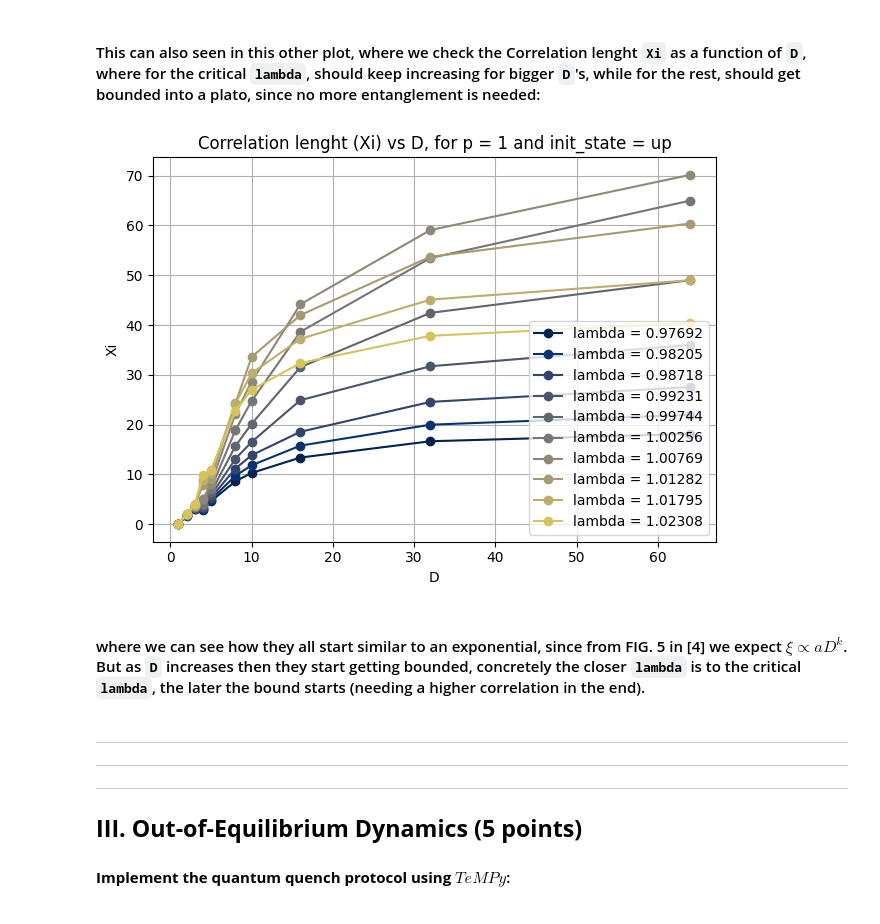
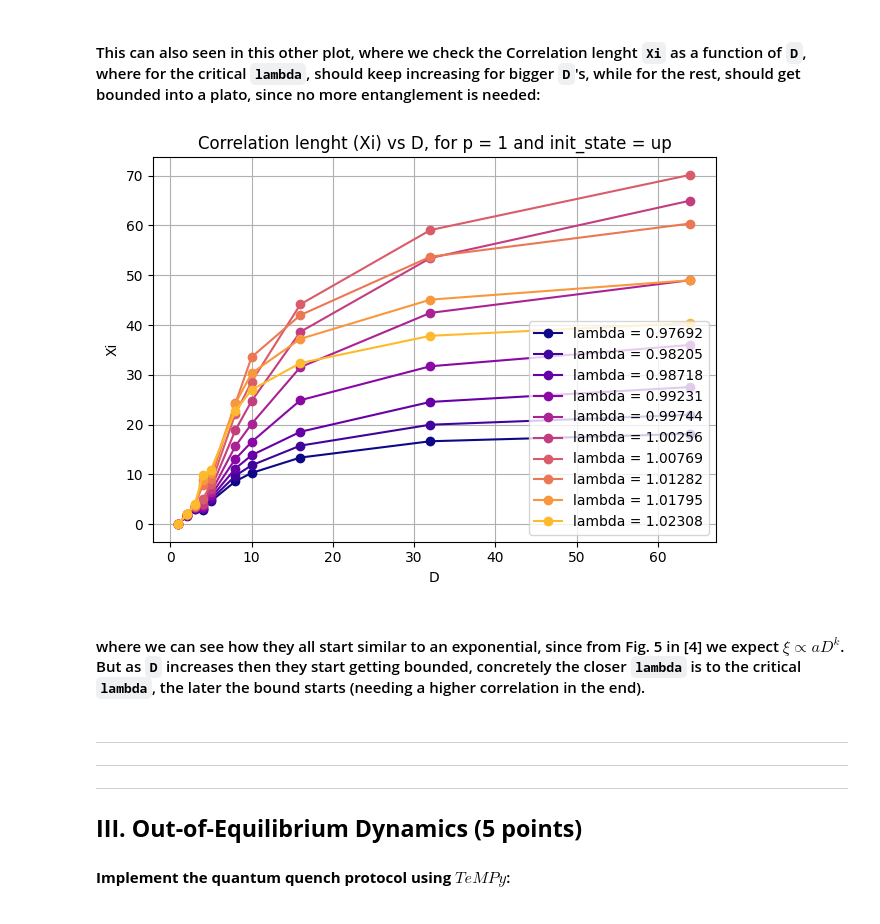
Before and after one commit to GuillermoAbadLopez/QMaster, a Jupyter notebook: 2nd Year/TNet/assigment/AssigmentGuillermoAbadLopez.ipynb, the cells around one changed output. Cells and saved outputs as stored; diff of their text form; code cells hidden in the pictures.

```diff
--- a/2nd Year/TNet/assigment/AssigmentGuillermoAbadLopez.ipynb
+++ b/2nd Year/TNet/assigment/AssigmentGuillermoAbadLopez.ipynb
@@ -703,17 +327,17 @@ ExtendedIsingModelSweeper.plot_vs_D_at_fixed_p_and_lambdas(
 # %%
 # # Plot results with these sweep intervals:
 Ds = [1, 2, 3, 4, 5, 8, 10, 16, 32, 64]
 p_values = [1]
 lmbd_values = np.linspace(0.9, 1.1, 40)[15:-15:1]
 
 
 ExtendedIsingModelSweeper.plot_vs_D_at_fixed_p_and_lambdas(
-    results_xi9, "Correlation lenght (Xi) vs D", "Xi", Ds, p_values[0], lmbd_values, init_state, color="cividis"
+    results_xi9, "Correlation lenght (Xi) vs D", "Xi", Ds, p_values[0], lmbd_values, init_state, color="plasma"
 )
 # %% [output]
-[figure, old version]
+[figure, new version]
 # %% [markdown]
-#### where we can see how they all start similar to an exponential, since from FIG. 5 in [4] we expect $\xi \propto a D^k$. But as `D` increases then they start getting bounded, concretely the closer `lambda` is to the critical `lambda`, the later the bound starts (needing a higher correlation in the end).
+#### where we can see how they all start similar to an exponential, since from Fig. 5 in [4] we expect $\xi \propto a D^k$. But as `D` increases then they start getting bounded, concretely the closer `lambda` is to the critical `lambda`, the later the bound starts (needing a higher correlation in the end).
 # %% [markdown]
 ---
 ---
```
Also changed, not shown: parts of 31 cells of this notebook, 2 other files.
